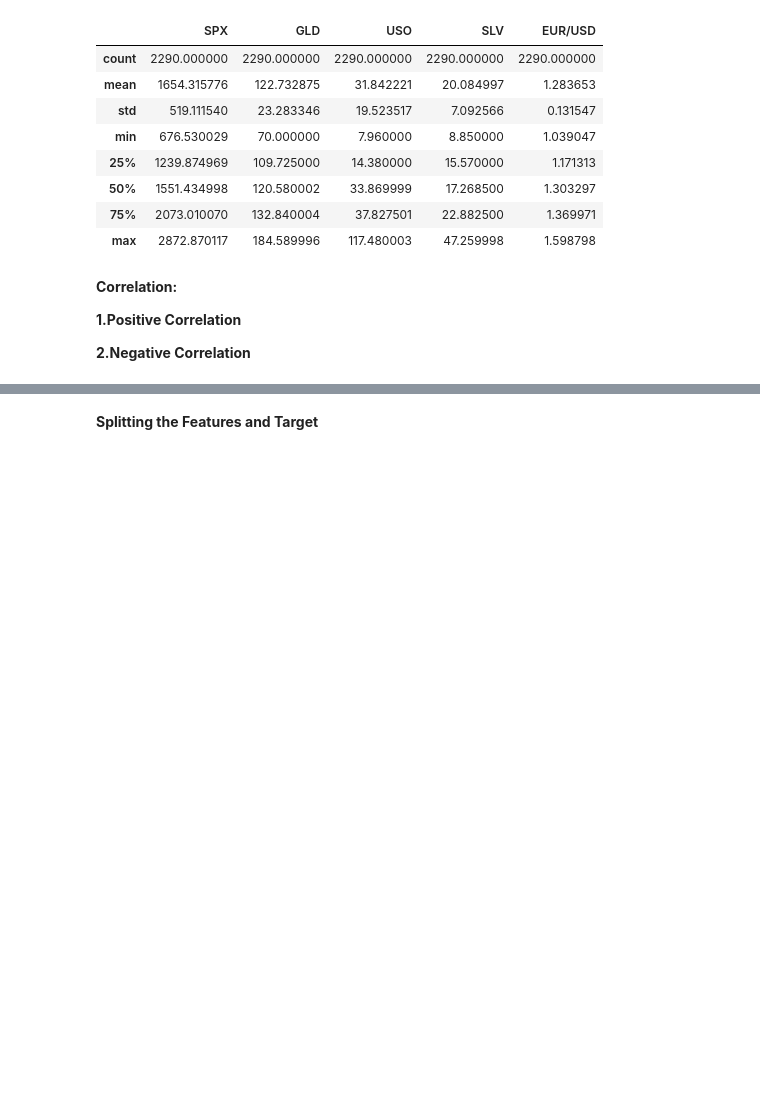
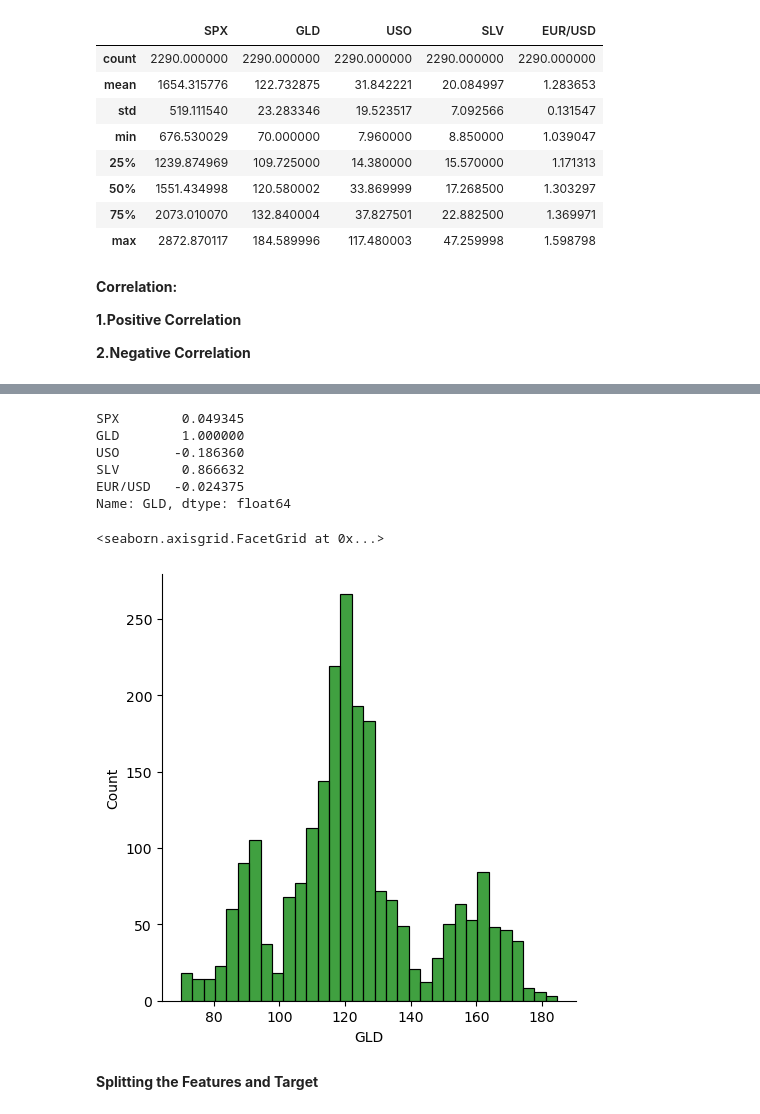
Before and after one commit to brainvoid-nc/Gold-Price-Prediction, a Jupyter notebook: gold-prediction.ipynb, the cells around one changed output, grey strips where cells are left out. Saved outputs shown, nothing was run; the diff lists cells and outputs as text; code cells hidden in the pictures; blank space fills up the shorter version.

```diff
--- a/gold-prediction.ipynb
+++ b/gold-prediction.ipynb
@@ -94,3 +90,7 @@ ValueError: could not convert string to float: '1/2/2008'
+# %%
+gold_data_numeric = gold_data.select_dtypes(include=[np.number])
+gold_data_cleaned = gold_data_numeric.fillna(0)
+correlation = gold_data_cleaned.corr()
 # %%
 # Construct a heatmap to understand the correlation
 plt.figure(figsize = (8,8))
@@ -98,9 +101,19 @@ sns.heatmap(correlation,cbar=True,square=True,fmt=".1f",annot=True,annot_kws={'s
 # %%
  # correlation values of GOLD(GLD)
 print(correlation['GLD'])
+# %% [output]
+SPX        0.049345
+GLD        1.000000
+USO       -0.186360
+SLV        0.866632
+EUR/USD   -0.024375
+Name: GLD, dtype: float64
 # %%
 # correlation of the distribution of the GLD price
-sns.distplot(gold_data['GLD'],color='green')
+sns.displot(gold_data_cleaned['GLD'],color='green')
+# %% [output]
+<seaborn.axisgrid.FacetGrid at 0x...>
+[figure, added]
 # %% [markdown]
 **Splitting the Features and Target**
 # %%
```
Also changed, not shown: parts of 8 cells of this notebook, 1 other file.
